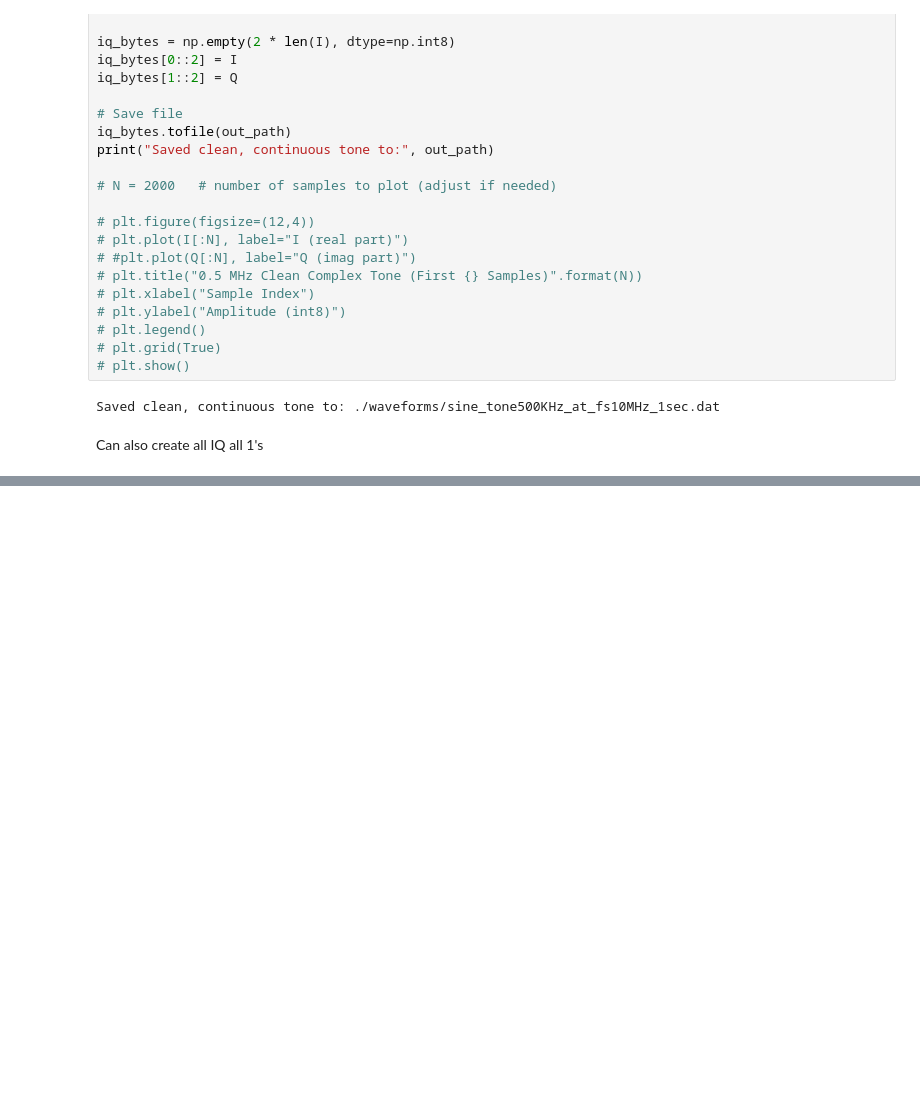
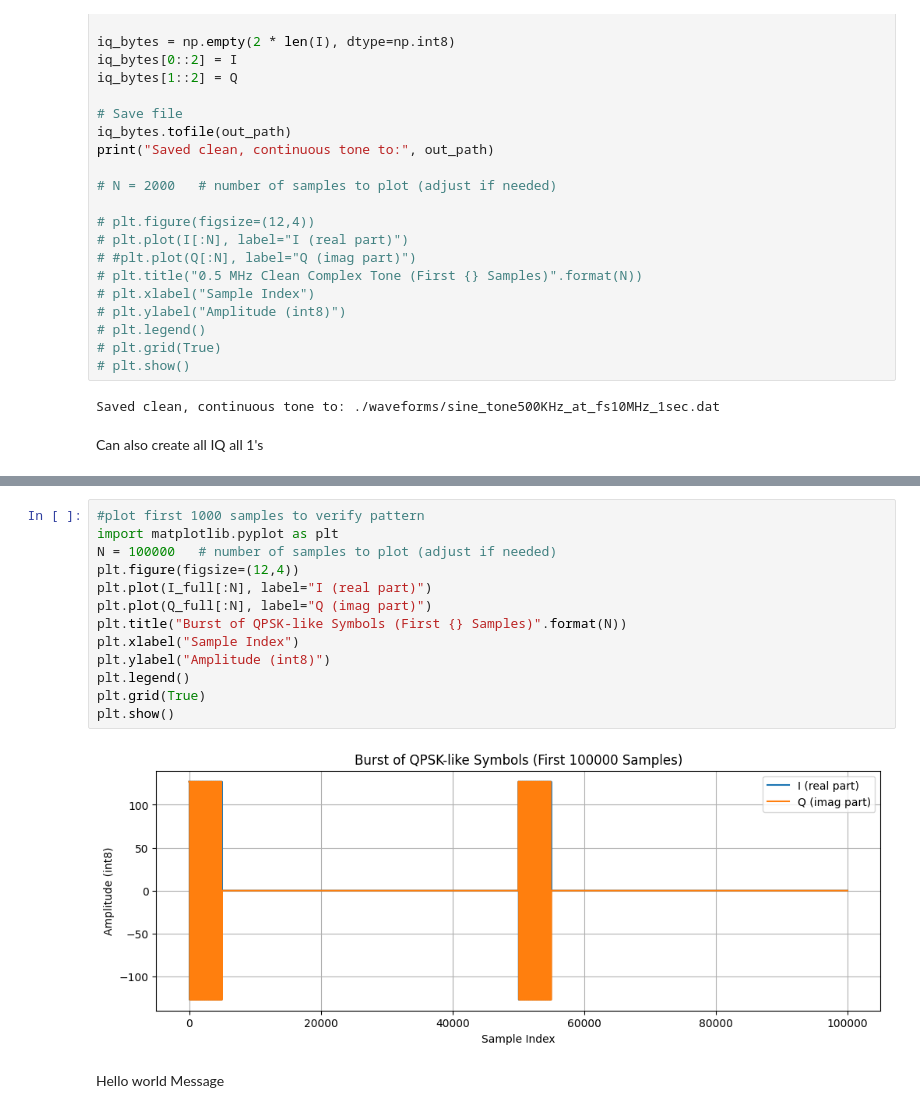
Before and after one commit to patmaloyan/hackrf_tx, a Jupyter notebook: create_sinusoid_dat.ipynb, the cells around one changed output, grey strips where cells are left out. Drawn from its saved outputs; the diff is of its cells as text; blank space fills up the shorter version.

Commit message:
hello world working tx

```diff
--- a/create_sinusoid_dat.ipynb
+++ b/create_sinusoid_dat.ipynb
@@ -51,0 +185,17 @@ Can also create all IQ all 1's
+# %%
+#plot first 1000 samples to verify pattern
+import matplotlib.pyplot as plt
+N = 100000   # number of samples to plot (adjust if needed)
+plt.figure(figsize=(12,4))
+plt.plot(I_full[:N], label="I (real part)")
+plt.plot(Q_full[:N], label="Q (imag part)")
+plt.title("Burst of QPSK-like Symbols (First {} Samples)".format(N))
+plt.xlabel("Sample Index")
+plt.ylabel("Amplitude (int8)")
+plt.legend()
+plt.grid(True)
+plt.show()
+# %% [output]
+[figure, added]
+# %% [markdown]
+Hello world Message
```
Also changed, not shown: parts of 12 cells of this notebook, 1 other file.
